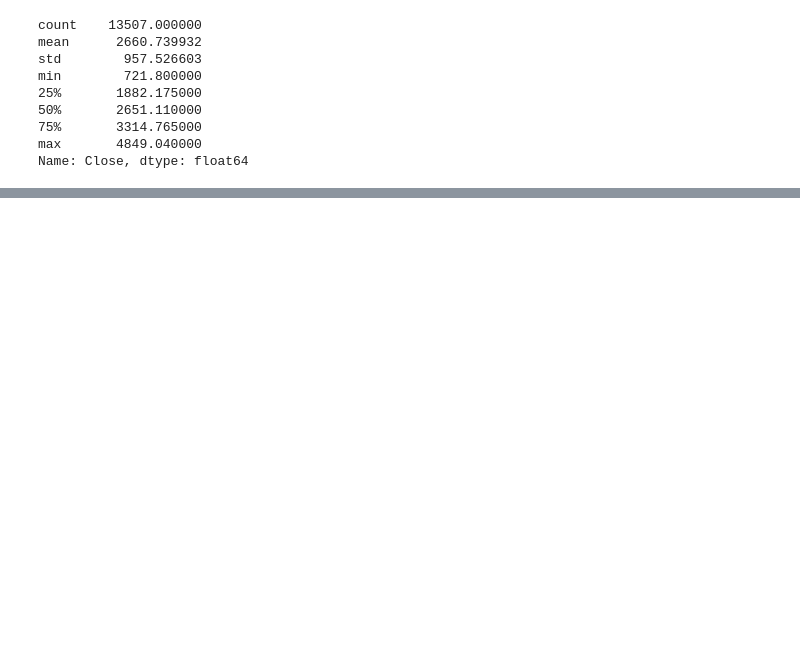
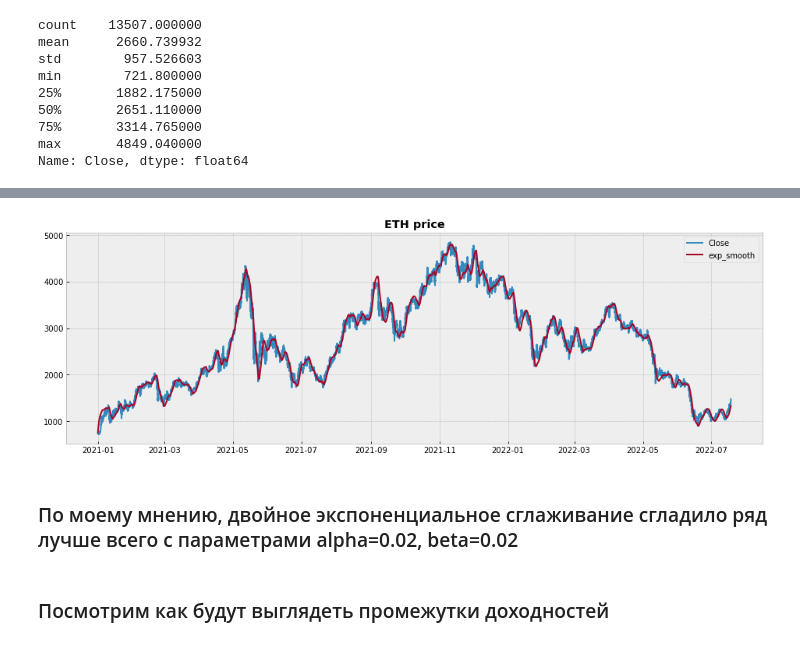
Before and after one commit to Tims24/time_series_crypto, a Jupyter notebook: crypto.ipynb, the cells around one changed output, grey strips where cells are left out. Saved outputs shown, nothing was run; the diff lists cells and outputs as text; code cells hidden in the pictures; blank space fills up the shorter version.

```diff
--- a/crypto.ipynb
+++ b/crypto.ipynb
@@ -157,0 +133,2 @@ with plt.style.context('seaborn-white'):
+# %%
+data['exp_smooth'] = double_exponential_smoothing(data['Close'], alpha=0.02, beta=0.02)[1:]
@@ -157,0 +145,17 @@ with plt.style.context('seaborn-white'):
+# %%
+plot_fields =  ['Close', 'exp_smooth']
+
+fig = plt.figure(figsize=(16, 5))
+
+plt.plot(data[plot_fields])
+plt.legend(plot_fields)
+
+plt.title("ETH price", weight="bold")
+
+plt.show()
+# %% [output]
+[figure, added]
+# %% [markdown]
+### По моему мнению, двойное экспоненциальное сглаживание сгладило ряд лучше всего с параметрами alpha=0.02, beta=0.02
+# %% [markdown]
+### Посмотрим как будут выглядеть промежутки доходностей
```
Also changed, not shown: parts of 52 cells of this notebook.
